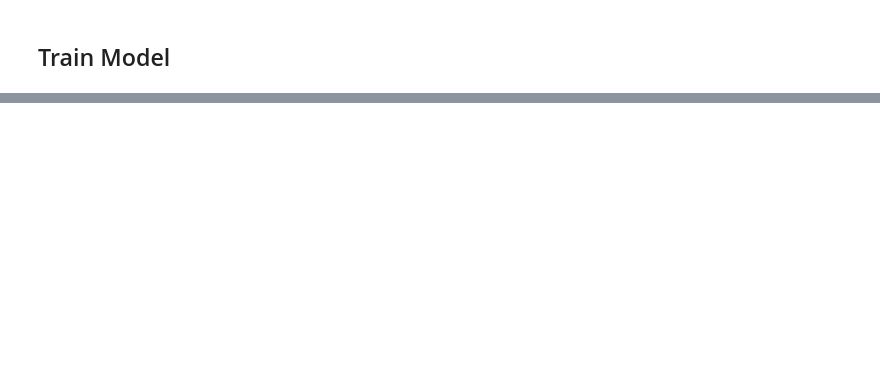
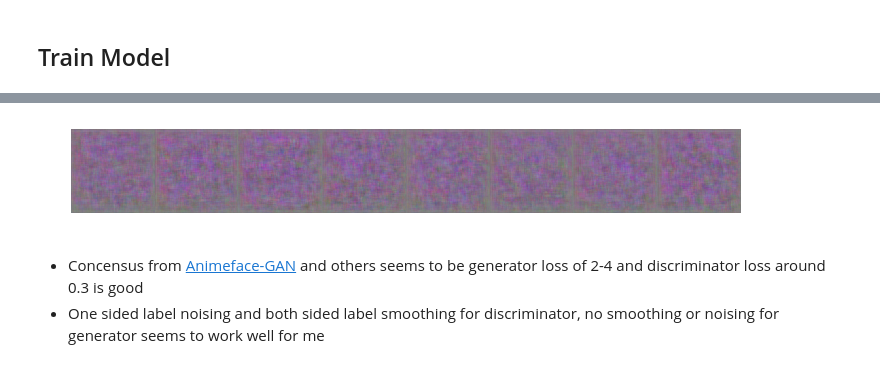
Before and after one commit to CQCumbers/fastai-notes, a Jupyter notebook: nbs/Pokemon.ipynb, the cells around one changed output, grey strips where cells are left out. Saved outputs shown, nothing was run; the diff lists cells and outputs as text; code cells hidden in the pictures; blank space fills up the shorter version.

```diff
--- a/nbs/Pokemon.ipynb
+++ b/nbs/Pokemon.ipynb
@@ -349,0 +490,6 @@ FileLink('cards_generated_tf.yml')
+# %%
+g_input = Input(shape=[128])
+generator = Model(inputs=g_input, outputs=get_generator(g_input))
+
+test = generator.predict(np.random.normal(size=(8, 128), scale=1))
+print('max: {} min: {} mean: {}'.format(np.max(test), np.min(test), np.mean(test)))
@@ -349,0 +662,38 @@ FileLink('cards_generated_tf.yml')
+# %%
+from PIL import Image
+
+def tile_images(image_stack):
+    assert len(image_stack.shape) == 4
+    image_list = [image_stack[i, :, :, :] for i in range(image_stack.shape[0])]
+    #image_list = [image_stack[i, :, :] for i in range(image_stack.shape[0])]
+    tiled_images = np.concatenate(image_list, axis=1)
+    tiled_images = np.swapaxes(tiled_images, 0, 2)
+    return tiled_images
+
+def generate_images(generator, output_dir, epoch):
+    test_image_stack = generator.predict(np.random.normal(size=(8, 128), scale=1))
+    test_image_stack = (test_image_stack * 127.5) + 127.5
+    test_image_stack = np.squeeze(np.round(test_image_stack).astype(np.uint8))
+    tiled_output = tile_images(test_image_stack)
+    tiled_output = Image.fromarray(tiled_output, mode='RGB')
+    outfile = os.path.join(output_dir, 'epoch_{}.png'.format(epoch))
+    tiled_output.save(outfile)
+# %%
+#import dcgan
+#generator = dcgan.generator_model()
+#generator.compile(optimizer=Adam(0.0001), loss='binary_crossentropy')
+
+test_image_stack = generator.predict(np.random.normal(size=(8, 128), scale=1))
+test_image_stack = (test_image_stack * 127.5) + 127.5
+test_image_stack = np.squeeze(np.round(test_image_stack).astype(np.uint8))
+tiled_output = tile_images(test_image_stack)
+tiled_output = Image.fromarray(tiled_output, mode='RGB')
+outfile = os.path.join(temp_path, 'perturb_test.png')
+tiled_output.save(outfile)
+
+plots([image.load_img(outfile)])
+# %% [output]
+[figure, added]
+# %% [markdown]
+- Concensus from [Animeface-GAN](https://github.com/forcecore/Keras-GAN-Animeface-Character) and others seems to be generator loss of 2-4 and discriminator loss around 0.3 is good
+- One sided label noising and both sided label smoothing for discriminator, no smoothing or noising for generator seems to work well for me
```
Also changed, not shown: parts of 44 cells of this notebook, 59 other files.
